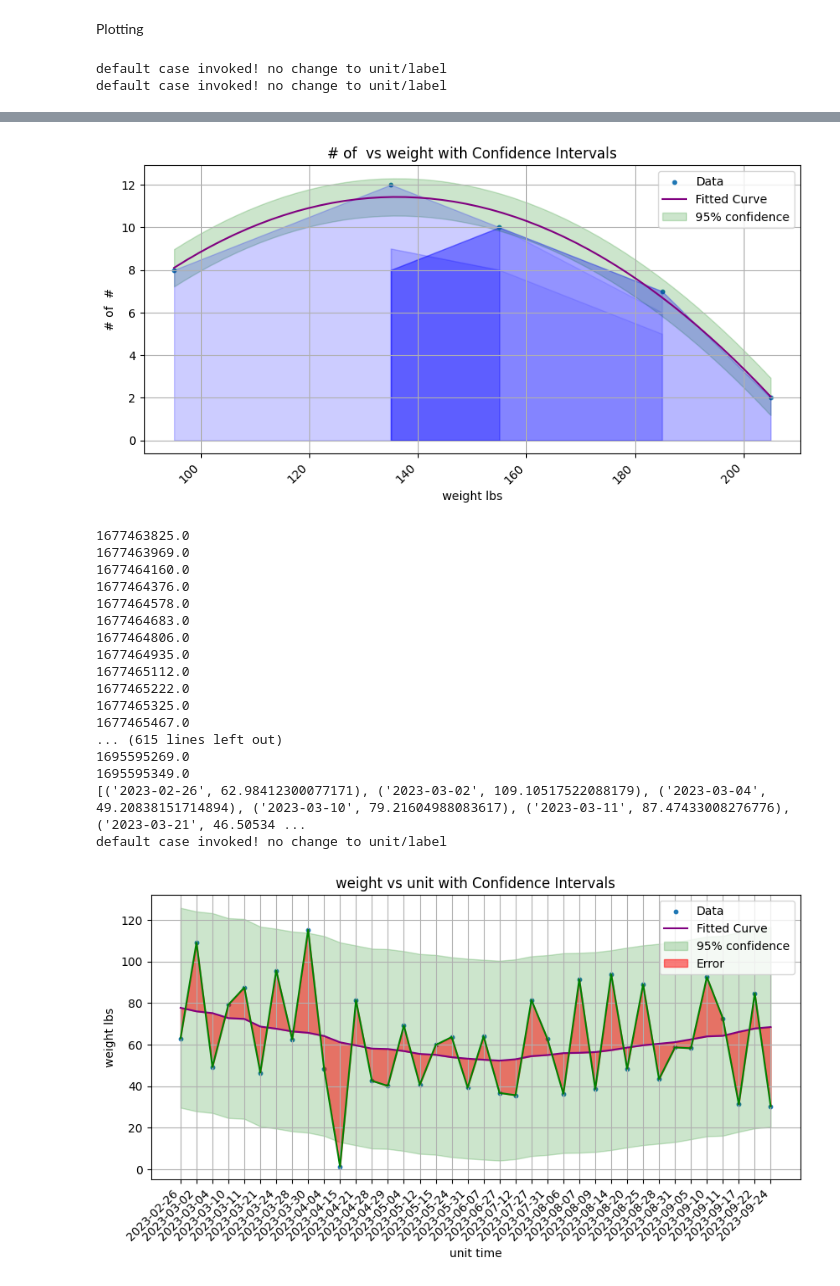
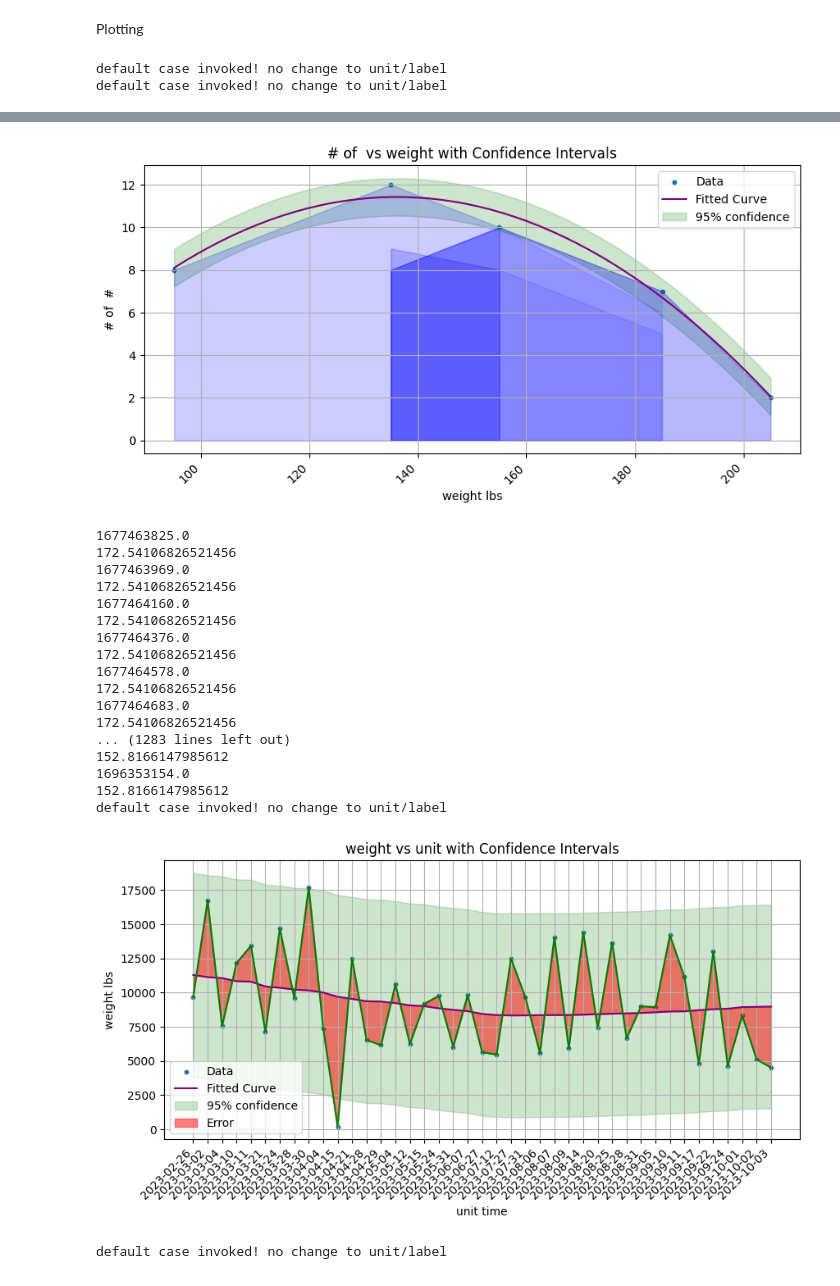
Before and after one commit to sdimov2/gym-log, a Jupyter notebook: gym-log.ipynb, the cells around one changed output, grey strips where cells are left out. Cells and saved outputs as stored; diff of their text form; code cells hidden in the pictures.

```diff
--- a/gym-log.ipynb
+++ b/gym-log.ipynb
@@ -548,10 +548,9 @@ def get_bw_by_date(user, date):
 
     closest_pair = []
 
-
     for pair in fit:
         if len(closest_pair) != 0:
-            if (date-pair[0]) < closest_pair[0]:
+            if abs(date-pair[0]) < abs(date-closest_pair[0]):
                 closest_pair[0] = pair[0]
                 closest_pair[1] = pair[1]
         else:
@@ -728,9 +727,7 @@ for entry in steve_data:
         last_body_weight = entry[2]
 
     if entry[5] == "calisthenic":
-        #print(entry)
         entry[7] = last_body_weight
-        #print(entry)
 
 steve_data = filter_entries(steve_data, "workout", ["workout",''])
 
@@ -744,8 +741,10 @@ data_by_date = group_data_by_date(steve_data, unix_timestamps, grouping="day")
 #[[date,entries],[date2,entries]]
 
 daily_volume = []
+daily_volume_by_bw = []
 for time_group in data_by_date:
     volume = 0
+    volume_by_bw = 0
     for entry in time_group[1]:
         #print(entry)
         # having issues with calisthenics since data doesn't have weight values for them
@@ -758,12 +757,16 @@ for time_group in data_by_date:
         print(date)
 
         bw = get_bw_by_date("user0", date)
-        volume += float(entry[7])*float(entry[8])/bw
+        print(bw)
+        volume += float(entry[7])*float(entry[8])
+        volume_by_bw += float(entry[7])*float(entry[8])/bw/bw
 
     daily_volume.append((time_group[0],volume))
-print(daily_volume)
+    daily_volume_by_bw.append((time_group[0],volume_by_bw))
+plot_desired_data("time", "lbs", daily_volume, 2, 0.95, True)
+#print(daily_volume)
 
-plot_desired_data("time", "lbs", daily_volume, 2, 0.95, True)
+plot_desired_data("time", "lbs", daily_volume_by_bw, 2, 0.95, True)
 
 df = pd.DataFrame(daily_volume)
 
@@ -782,30 +785,31 @@ default case invoked! no change to unit/label
 [[155.0, 8], [155.0, 8], [155.0, 8], [155.0, 8], [135.0, 5], [185.0, 6], [185.0, 4], [155.0, 7], [135.0, 1], [185.0, 1], [205.0, 1], [185.0, 4], [135.0, 12], [135.0, 8], [155.0, 10], [185.0, 4], [155. ...
 [['2/26/2023 20:12:49', 'sdimov77@gmail.com', '', 'Bench', 'straight', 'barbell', 2.0, '155', '8', '8', '', '', '', '155', '4', '1240', '9670', '44983'], ['3/4/2023 15:56:27', 'sdimov77@gmail.com', '' ...
 [ 8.09615994  8.44980421  8.78358066  9.09748929  9.39153009  9.66570307
   9.92000822 10.15444555 10.36901505 10.56371673 10.73855059 10.89351662
  11.02861482 11.14384521 11.23920777 11.3147025  11.37032941 11.4060885
  11.42197976 11.4180032  11.39415881 11.3504466  11.28686657 11.20341871
  11.10010303 10.97691952 10.83386819 10.67094903 10.48816205 10.28550725
  10.06298462  9.82059417  9.5583359   9.2762098   8.97421587  8.65235412
   8.31062455  7.94902715  7.56756193  7.16622889  6.74502802  6.30395932
   5.84302281  5.36221846  4.8615463   4.34100631  3.80059849  3.24032286
   2.66017939  2.06016811]
 [figure]
 1677463825.0
+172.54106826521456
 1677463969.0
+172.54106826521456
 1677464160.0
+172.54106826521456
 1677464376.0
+172.54106826521456
 1677464578.0
+172.54106826521456
 1677464683.0
-1677464806.0
-1677464935.0
-1677465112.0
-1677465222.0
-1677465325.0
-1677465467.0
-... (615 lines left out)
-1695595269.0
-1695595349.0
-[('2023-02-26', 62.98412300077171), ('2023-03-02', 109.10517522088179), ('2023-03-04', 49.20838151714894), ('2023-03-10', 79.21604988083617), ('2023-03-11', 87.47433008276776), ('2023-03-21', 46.50534 ...
+172.54106826521456
+... (1283 lines left out)
+152.8166147985612
+1696353154.0
+152.8166147985612
 default case invoked! no change to unit/label
-[figure, old version]
+[figure, new version]
+default case invoked! no change to unit/label
```
Also changed, not shown: parts of 2 cells of this notebook.
